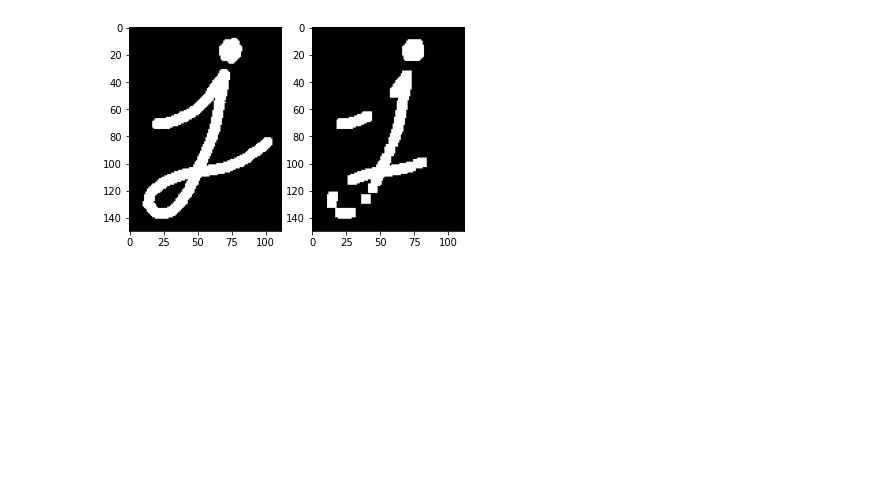
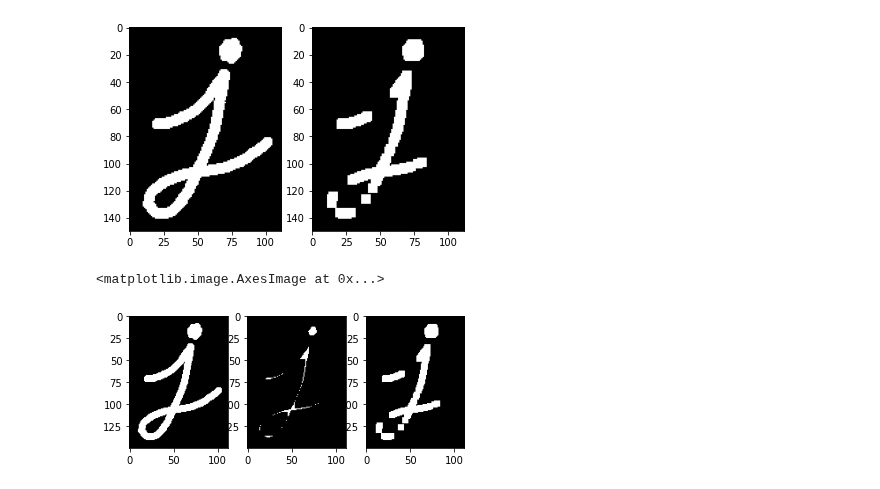
Before and after one commit to ab-rohman/Computer_Vision, a Jupyter notebook: Week9.ipynb, the cells around one changed output. Drawn from its saved outputs; the diff is of its cells as text; code cells hidden in the pictures; blank space fills up the shorter version.

Commit message:
Done Step 9

```diff
--- a/Week9.ipynb
+++ b/Week9.ipynb
@@ -59,3 +59,33 @@ frame[1].imshow(morph_opening)
 # %% [output]
 <matplotlib.image.AxesImage at 0x...>
 [figure]
+# %%
+# Step 7 (without library)
+img_2 = cv2.imread('/content/drive/MyDrive/Colab Notebooks/Images_PCVK/Images/j.png', 0)
+height, width = img_2.shape
+k = 7
+SE = np.ones((k,k), dtype=np.uint8)
+constant = (k-1)//2
+imgErode = np.zeros((height,width), dtype=np.uint8)
+for i in range(constant, height-constant):
+  for j in range(constant,width-constant):
+    temp = img_2[i-constant:i+constant+1, j-constant:j+constant+1]
+    product = temp * SE
+    imgErode[i,j] = np.min(product)
+new_img_2 = imgErode
+p, q= new_img_2.shape
+imgDilate = np.zeros((p,q), dtype=np.uint8)
+SED = np.array([[1,1,1,1,1,1,1], [1,1,1,1,1,1,1], [1,1,1,1,1,1,1], [1,1,1,1,1,1,1], [1,1,1,1,1,1,1], [1,1,1,1,1,1,1], [1,1,1,1,1,1,1]])
+constant1 = 3
+for i in range(constant1, p-constant1):
+  for j in range(constant1,q-constant1):
+    temp = new_img_2[i-constant1:i+constant1+1, j-constant1:j+constant1+1]
+    product = temp * SED
+    imgDilate[i,j] = np.max(product)
+fig, frame = plt.subplots(1,3)
+frame[0].imshow(img_2, cmap="gray")
+frame[1].imshow(imgErode, cmap="gray")
+frame[2].imshow(imgDilate, cmap="gray")
+# %% [output]
+<matplotlib.image.AxesImage at 0x...>
+[figure, added]
```
Also changed, not shown: parts of 2 cells of this notebook.
